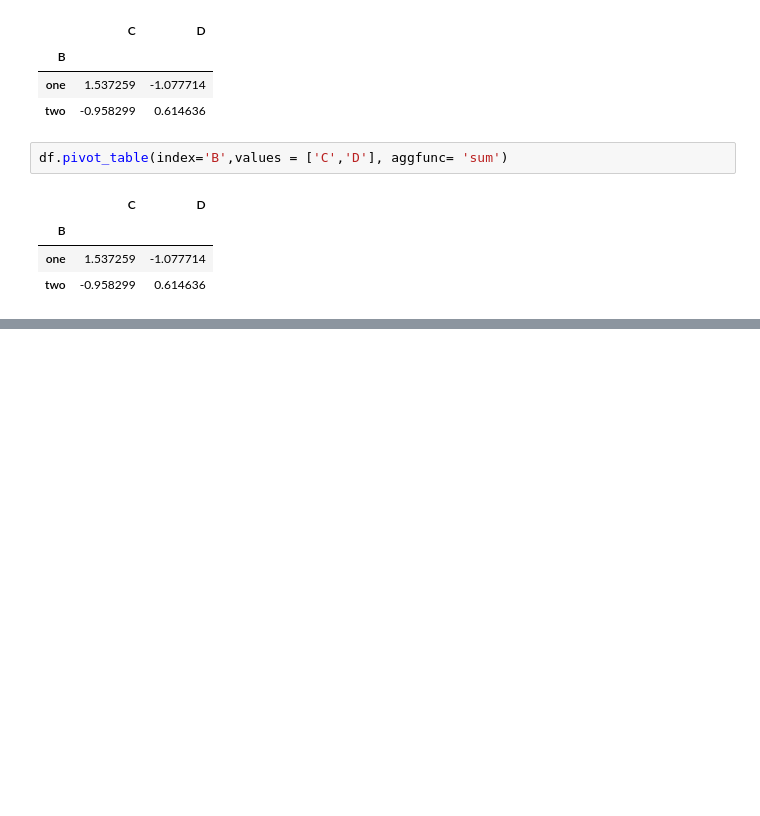
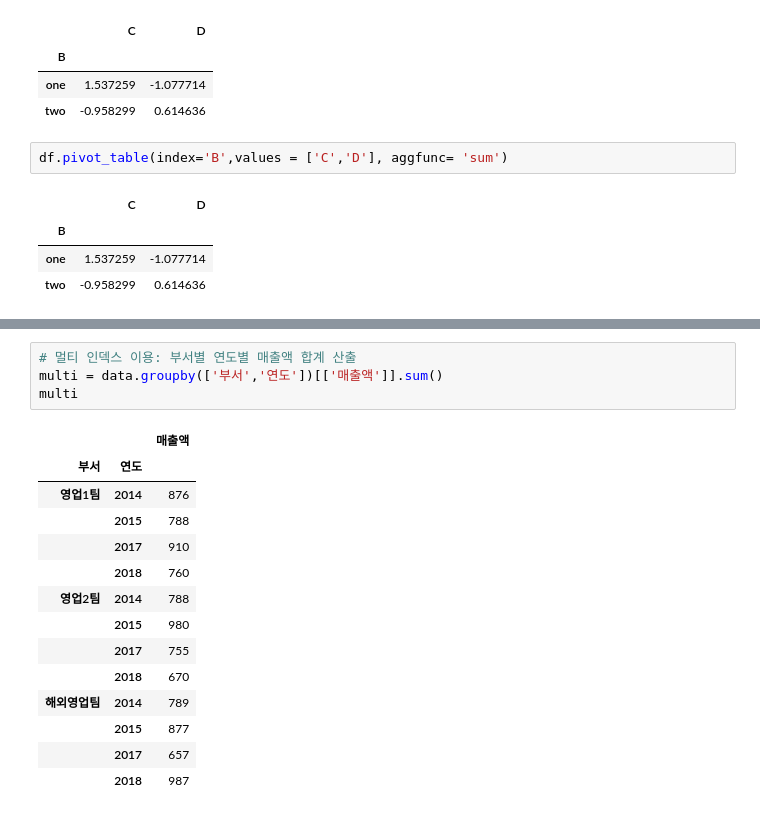
Before and after one commit to jjh9329/numpy-study, a Jupyter notebook: 02.Pandas/Pandas 실습.ipynb, the cells around one changed output, grey strips where cells are left out. Saved outputs shown, nothing was run; the diff lists cells and outputs as text; blank space fills up the shorter version.

```diff
--- a/02.Pandas/Pandas 실습.ipynb
+++ b/02.Pandas/Pandas 실습.ipynb
@@ -1715,0 +1743,19 @@ df.pivot_table(index='B',values = ['C','D'], aggfunc= 'sum')
+# %%
+# 멀티 인덱스 이용: 부서별 연도별 매출액 합계 산출
+multi = data.groupby(['부서','연도'])[['매출액']].sum()
+multi
+# %% [output]
+|  |  | 매출액 |
+| 부서 | 연도 |  |
+| 영업1팀 | 2014 | 876 |
+|  | 2015 | 788 |
+|  | 2017 | 910 |
+|  | 2018 | 760 |
+| 영업2팀 | 2014 | 788 |
+|  | 2015 | 980 |
+|  | 2017 | 755 |
+|  | 2018 | 670 |
+| 해외영업팀 | 2014 | 789 |
+|  | 2015 | 877 |
+|  | 2017 | 657 |
+|  | 2018 | 987 |
```
Also changed, not shown: parts of 8 cells of this notebook.
